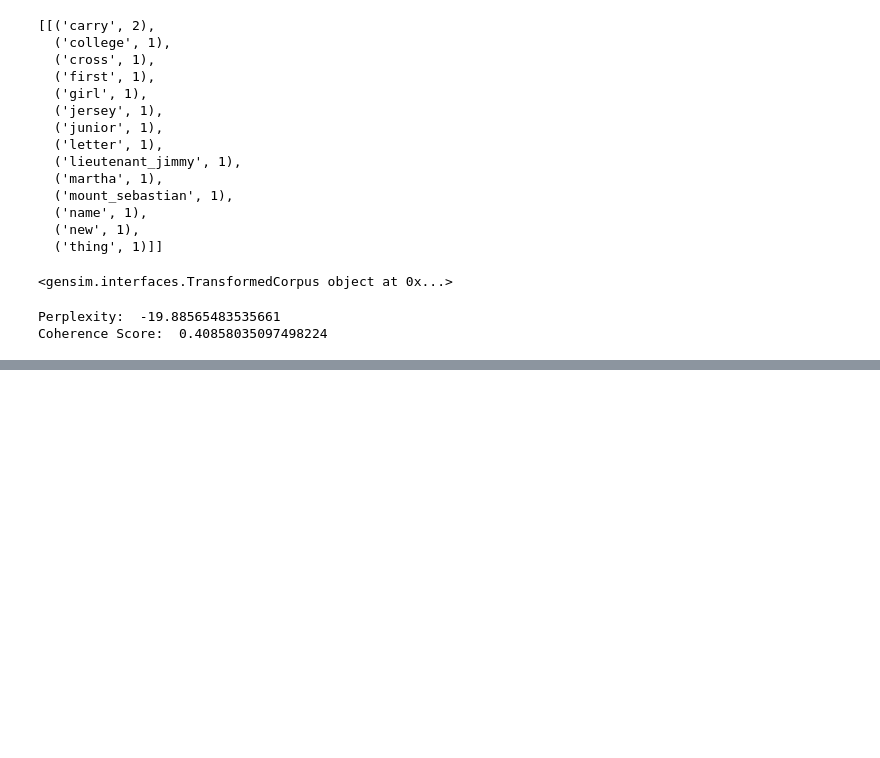
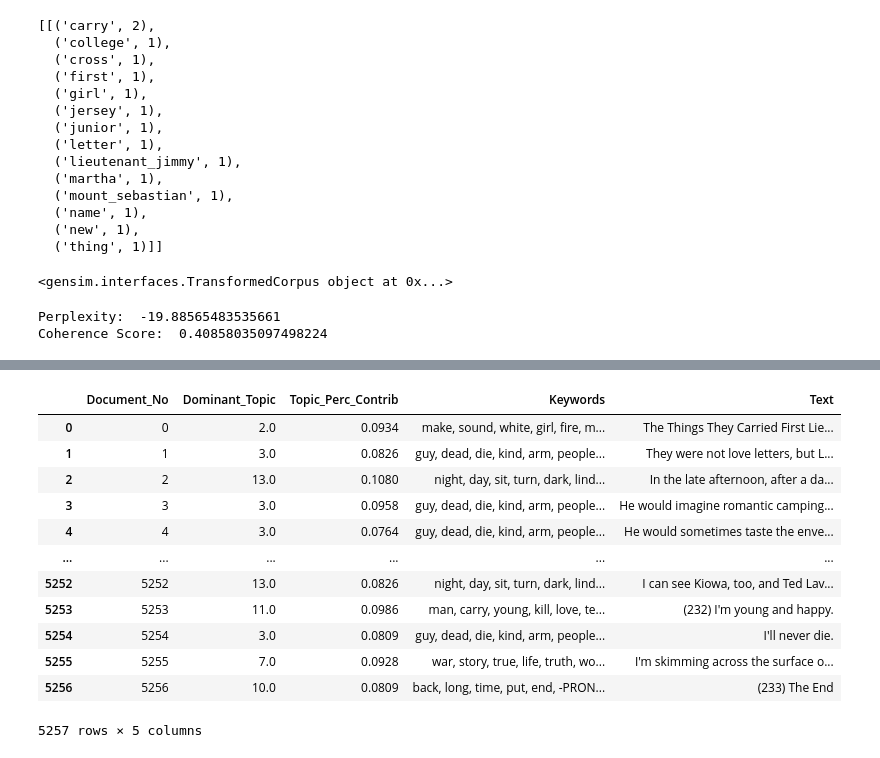
Before and after one commit to forensx/tttc_topicanalysis, a Jupyter notebook: GuidedLDA_Prep/TestBook.ipynb, the cells around one changed output, grey strips where cells are left out. Cells and saved outputs as stored; diff of their text form; code cells hidden in the pictures; blank space fills up the shorter version.

```diff
--- a/GuidedLDA_Prep/TestBook.ipynb
+++ b/GuidedLDA_Prep/TestBook.ipynb
@@ -283,0 +427,46 @@ pprint(optimal_model.print_topics(num_words=10))
+# %%
+def format_topics_sentences(ldamodel=lda_model, corpus=corpus, texts=data):
+    # Init output
+    sent_topics_df = pd.DataFrame()
+
+    # Get main topic in each document
+    for i, row in enumerate(ldamodel[corpus]):
+        row = sorted(row, key=lambda x: (x[1]), reverse=True)
+        # Get the Dominant topic, Perc Contribution and Keywords for each document
+        for j, (topic_num, prop_topic) in enumerate(row):
+            if j == 0:  # => dominant topic
+                wp = ldamodel.show_topic(topic_num)
+                topic_keywords = ", ".join([word for word, prop in wp])
+                sent_topics_df = sent_topics_df.append(pd.Series([int(topic_num), round(prop_topic,4), topic_keywords]), ignore_index=True)
+            else:
+                break
+    sent_topics_df.columns = ['Dominant_Topic', 'Perc_Contribution', 'Topic_Keywords']
+
+    # Add original text to the end of the output
+    contents = pd.Series(texts)
+    sent_topics_df = pd.concat([sent_topics_df, contents], axis=1)
+    return(sent_topics_df)
+
+
+df_topic_sents_keywords = format_topics_sentences(ldamodel=optimal_model, corpus=corpus, texts=data)
+
+# Format
+df_dominant_topic = df_topic_sents_keywords.reset_index()
+df_dominant_topic.columns = ['Document_No', 'Dominant_Topic', 'Topic_Perc_Contrib', 'Keywords', 'Text']
+
+# Show
+df_dominant_topic
+# %% [output]
+|  | Document_No | Dominant_Topic | Topic_Perc_Contrib | Keywords | Text |
+| 0 | 0 | 2.0 | 0.0934 | make, sound, white, girl, fire, m... | The Things They Carried First Lie... |
+| 1 | 1 | 3.0 | 0.0826 | guy, dead, die, kind, arm, people... | They were not love letters, but L... |
+| 2 | 2 | 13.0 | 0.1080 | night, day, sit, turn, dark, lind... | In the late afternoon, after a da... |
+| 3 | 3 | 3.0 | 0.0958 | guy, dead, die, kind, arm, people... | He would imagine romantic camping... |
+| 4 | 4 | 3.0 | 0.0764 | guy, dead, die, kind, arm, people... | He would sometimes taste the enve... |
+| ... | ... | ... | ... | ... | ... |
+| 5252 | 5252 | 13.0 | 0.0826 | night, day, sit, turn, dark, lind... | I can see Kiowa, too, and Ted Lav... |
+| 5253 | 5253 | 11.0 | 0.0986 | man, carry, young, kill, love, te... | (232) I'm young and happy. |
+| 5254 | 5254 | 3.0 | 0.0809 | guy, dead, die, kind, arm, people... | I'll never die. |
+| 5255 | 5255 | 7.0 | 0.0928 | war, story, true, life, truth, wo... | I'm skimming across the surface o... |
+| 5256 | 5256 | 10.0 | 0.0809 | back, long, time, put, end, -PRON... | (233) The End |
+5257 rows × 5 columns
```
Also changed, not shown: parts of 12 cells of this notebook.
